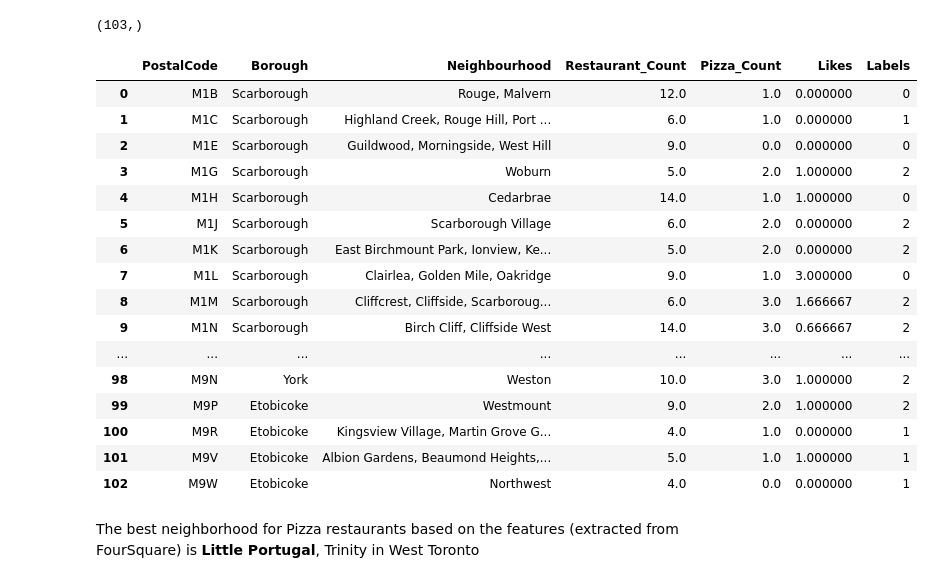
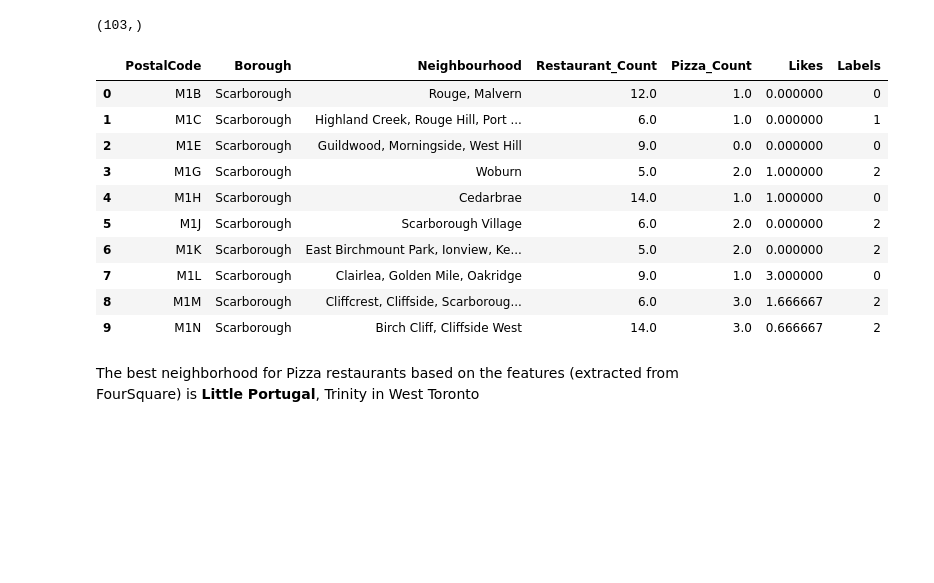
Before and after one commit to sal-eng/Coursera_Capstone, a Jupyter notebook: Capstone_Project_Pizza_Restaurants.ipynb, the cells around one changed output. Saved outputs shown, nothing was run; the diff lists cells and outputs as text; code cells hidden in the pictures; blank space fills up the shorter version.

```diff
--- a/Capstone_Project_Pizza_Restaurants.ipynb
+++ b/Capstone_Project_Pizza_Restaurants.ipynb
@@ -493,25 +441,19 @@ labels.shape
 (103,)
 # %%
 features_df['Labels'] = labels
-features_df
+features_df.head(10)
 # %% [output]
 |  | PostalCode | Borough | Neighbourhood | Restaurant_Count | Pizza_Count | Likes | Labels |
 | 0 | M1B | Scarborough | Rouge, Malvern | 12.0 | 1.0 | 0.000000 | 0 |
 | 1 | M1C | Scarborough | Highland Creek, Rouge Hill, Port ... | 6.0 | 1.0 | 0.000000 | 1 |
 | 2 | M1E | Scarborough | Guildwood, Morningside, West Hill | 9.0 | 0.0 | 0.000000 | 0 |
 | 3 | M1G | Scarborough | Woburn | 5.0 | 2.0 | 1.000000 | 2 |
 | 4 | M1H | Scarborough | Cedarbrae | 14.0 | 1.0 | 1.000000 | 0 |
 | 5 | M1J | Scarborough | Scarborough Village | 6.0 | 2.0 | 0.000000 | 2 |
 | 6 | M1K | Scarborough | East Birchmount Park, Ionview, Ke... | 5.0 | 2.0 | 0.000000 | 2 |
 | 7 | M1L | Scarborough | Clairlea, Golden Mile, Oakridge | 9.0 | 1.0 | 3.000000 | 0 |
 | 8 | M1M | Scarborough | Cliffcrest, Cliffside, Scarboroug... | 6.0 | 3.0 | 1.666667 | 2 |
 | 9 | M1N | Scarborough | Birch Cliff, Cliffside West | 14.0 | 3.0 | 0.666667 | 2 |
-| ... | ... | ... | ... | ... | ... | ... | ... |
-| 98 | M9N | York | Weston | 10.0 | 3.0 | 1.000000 | 2 |
-| 99 | M9P | Etobicoke | Westmount | 9.0 | 2.0 | 1.000000 | 2 |
-| 100 | M9R | Etobicoke | Kingsview Village, Martin Grove G... | 4.0 | 1.0 | 0.000000 | 1 |
-| 101 | M9V | Etobicoke | Albion Gardens, Beaumond Heights,... | 5.0 | 1.0 | 1.000000 | 1 |
-| 102 | M9W | Etobicoke | Northwest | 4.0 | 0.0 | 0.000000 | 1 |
 # %% [markdown]
 The best neighborhood for Pizza restaurants based on the features (extracted from FourSquare) is **Little Portugal**, Trinity in West Toronto
 # %%
```
Also changed, not shown: parts of 8 cells of this notebook.
